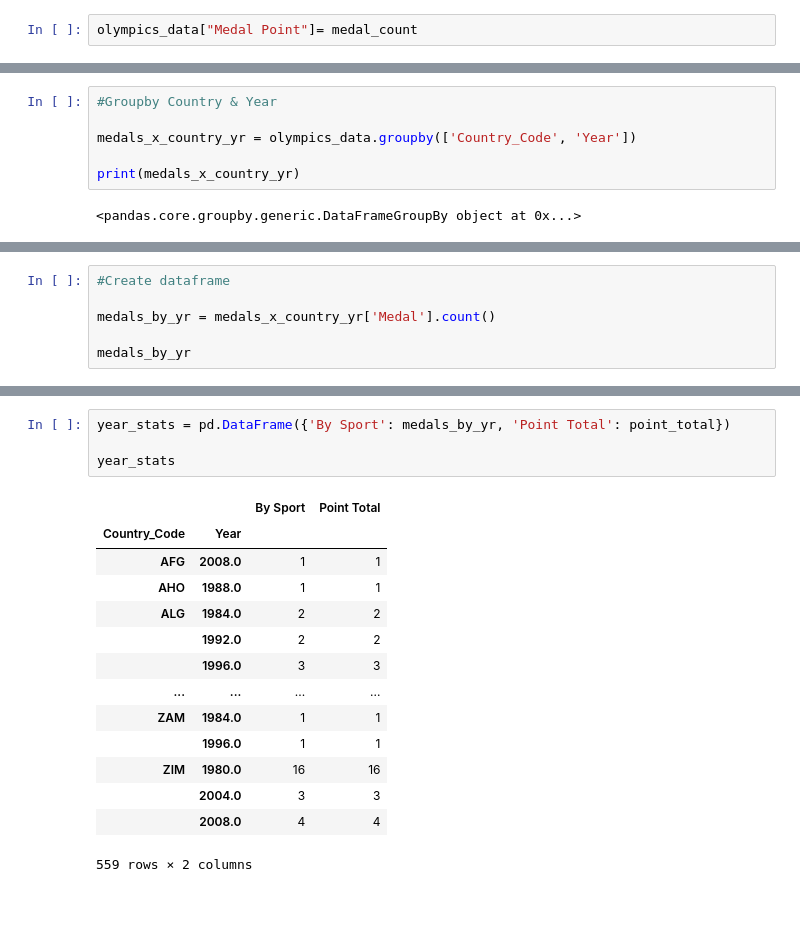
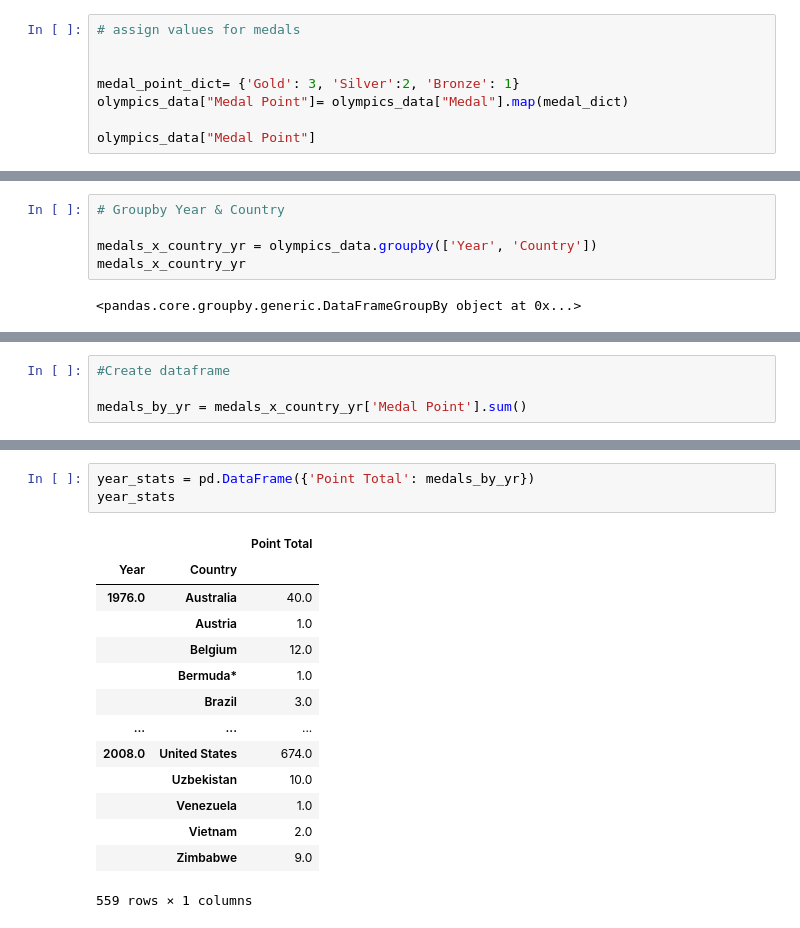
Before and after one commit to rbvancleave/project_1_olympicmedals, a Jupyter notebook: Summer-Olympics-Main.ipynb, the cells around one changed output, grey strips where cells are left out. Cells and saved outputs as stored; diff of their text form.

```diff
--- a/Summer-Olympics-Main.ipynb
+++ b/Summer-Olympics-Main.ipynb
@@ -71,2 +53,8 @@ for medal in medals:
-# %%
-olympics_data["Medal Point"]= medal_count
+# %%
+# assign values for medals
+
+
+medal_point_dict= {'Gold': 3, 'Silver':2, 'Bronze': 1}
+olympics_data["Medal Point"]= olympics_data["Medal"].map(medal_dict)
+
+olympics_data["Medal Point"]
@@ -142,9 +238,8 @@ summary_stats
 # %%
-#Groupby Country & Year
+# Groupby Year & Country
 
-medals_x_country_yr = olympics_data.groupby(['Country_Code', 'Year'])
-
-print(medals_x_country_yr)
+medals_x_country_yr = olympics_data.groupby(['Year', 'Country'])
+medals_x_country_yr
 # %% [output]
 <pandas.core.groupby.generic.DataFrameGroupBy object at 0x...>
 # %%
@@ -168,6 +263,4 @@ medals_x_country_yr.describe()
 # %%
 #Create dataframe
 
-medals_by_yr = medals_x_country_yr['Medal'].count()
-
-medals_by_yr
+medals_by_yr = medals_x_country_yr['Medal Point'].sum()
@@ -188,19 +267,18 @@ Name: Medal, Length: 559, dtype: int64
 # %%
-year_stats = pd.DataFrame({'By Sport': medals_by_yr, 'Point Total': point_total})
-
+year_stats = pd.DataFrame({'Point Total': medals_by_yr})
 year_stats
 # %% [output]
-|  |  | By Sport | Point Total |
-| Country_Code | Year |  |  |
-| AFG | 2008.0 | 1 | 1 |
-| AHO | 1988.0 | 1 | 1 |
-| ALG | 1984.0 | 2 | 2 |
-|  | 1992.0 | 2 | 2 |
-|  | 1996.0 | 3 | 3 |
-| ... | ... | ... | ... |
-| ZAM | 1984.0 | 1 | 1 |
-|  | 1996.0 | 1 | 1 |
-| ZIM | 1980.0 | 16 | 16 |
-|  | 2004.0 | 3 | 3 |
-|  | 2008.0 | 4 | 4 |
+|  |  | Point Total |
+| Year | Country |  |
+| 1976.0 | Australia | 40.0 |
+|  | Austria | 1.0 |
+|  | Belgium | 12.0 |
+|  | Bermuda* | 1.0 |
+|  | Brazil | 3.0 |
+| ... | ... | ... |
+| 2008.0 | United States | 674.0 |
+|  | Uzbekistan | 10.0 |
+|  | Venezuela | 1.0 |
+|  | Vietnam | 2.0 |
+|  | Zimbabwe | 9.0 |
-559 rows × 2 columns
+559 rows × 1 columns
```
Also changed, not shown: parts of 34 cells of this notebook, 6 other files.
